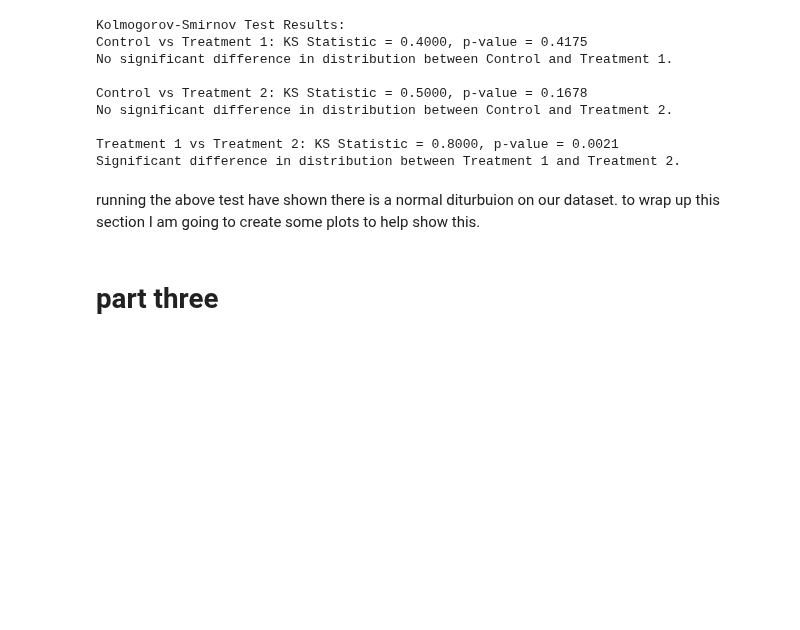
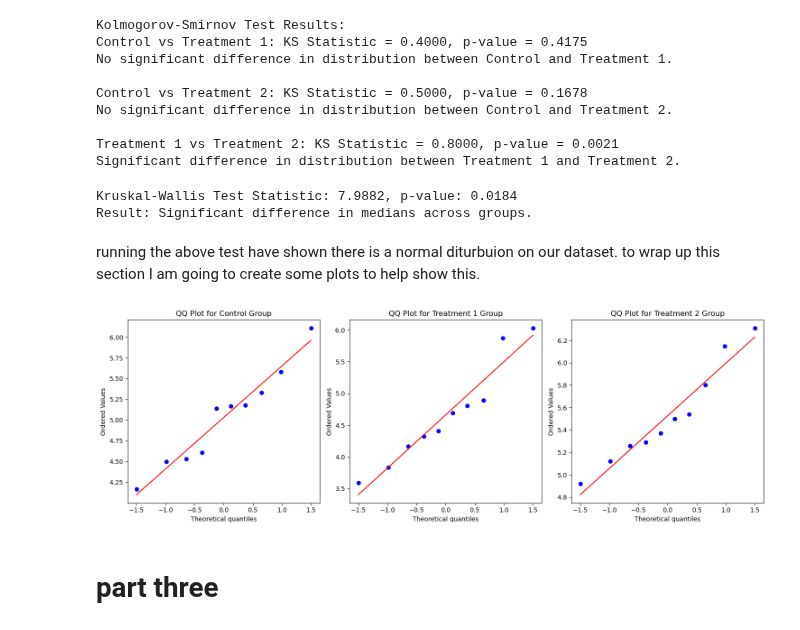
Before and after one commit to keithmmc/appliedstats, a Jupyter notebook: project.ipynb, the cells around one changed output. Drawn from its saved outputs; the diff is of its cells as text; code cells hidden in the pictures; blank space fills up the shorter version.

Commit message:
Update project.ipynb
adding QQplots and looking at kw test for project

```diff
--- a/project.ipynb
+++ b/project.ipynb
@@ -351,8 +351,43 @@ No significant difference in distribution between Control and Treatment 2.
 
 Treatment 1 vs Treatment 2: KS Statistic = 0.8000, p-value = 0.0021
 Significant difference in distribution between Treatment 1 and Treatment 2.
+# %%
+from scipy.stats import kruskal
+
+# Kruskal-Wallis Test
+stat, p_value = kruskal(ctrl_weight, trt1_weight, trt2_weight)
+print(f"Kruskal-Wallis Test Statistic: {stat:.4f}, p-value: {p_value:.4f}")
+if p_value < 0.05:
+    print("Result: Significant difference in medians across groups.\n")
+else:
+    print("Result: No significant difference in medians across groups.\n")
+# %% [output]
+Kruskal-Wallis Test Statistic: 7.9882, p-value: 0.0184
+Result: Significant difference in medians across groups.
 # %% [markdown]
 running the above test have shown there is a normal diturbuion on our dataset. to wrap up this section I am going to create some plots to help show this.
+# %%
+plt.figure(figsize=(15, 5))
+
+# QQ plot for Control group
+plt.subplot(1, 3, 1)
+stats.probplot(df[df['group'] == 'ctrl']['weight'], dist="norm", plot=plt)
+plt.title("QQ Plot for Control Group")
+
+# QQ plot for Treatment 1 group
+plt.subplot(1, 3, 2)
+stats.probplot(df[df['group'] == 'trt1']['weight'], dist="norm", plot=plt)
+plt.title("QQ Plot for Treatment 1 Group")
+
+# QQ plot for Treatment 2 group
+plt.subplot(1, 3, 3)
+stats.probplot(df[df['group'] == 'trt2']['weight'], dist="norm", plot=plt)
+plt.title("QQ Plot for Treatment 2 Group")
+
+plt.tight_layout()
+plt.show()
+# %% [output]
+[figure, added]
 # %% [markdown]
 # part three
 # %% [markdown]
```
Also changed, not shown: parts of 1 cell of this notebook.
